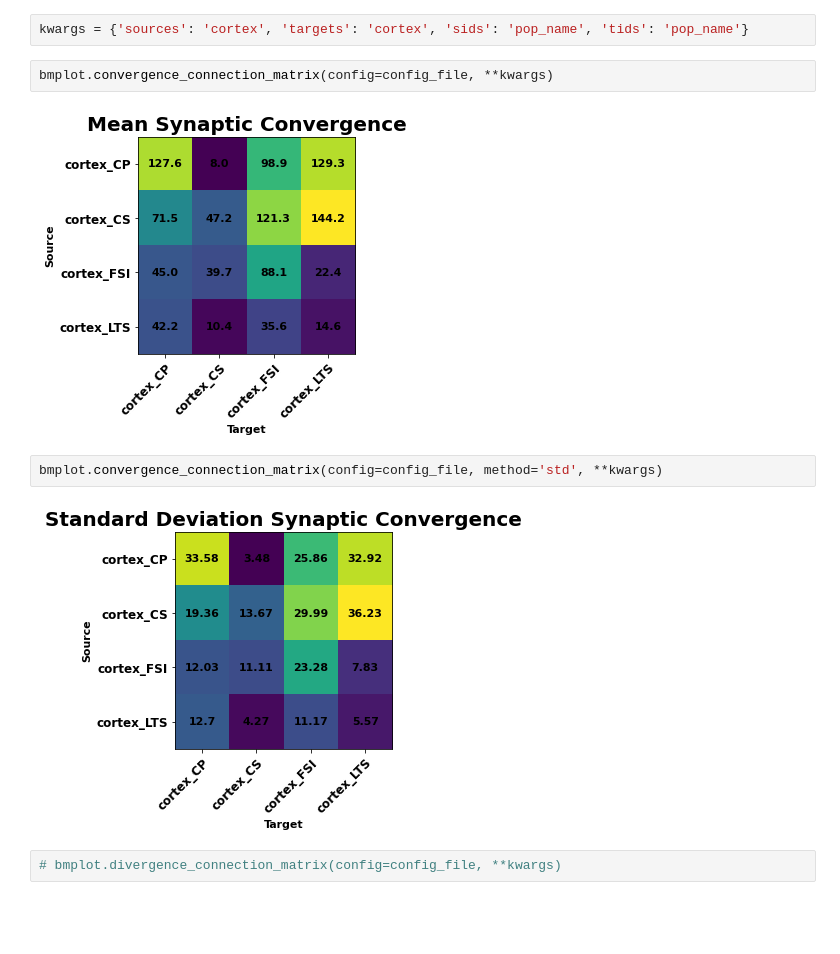
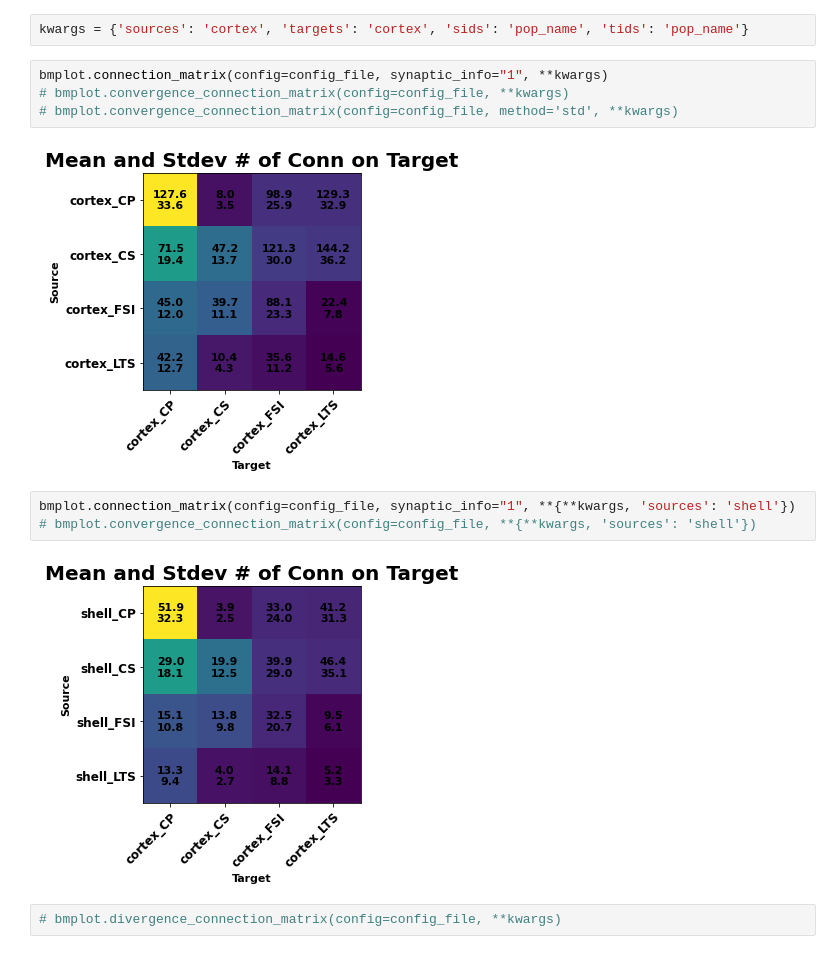
Before and after one commit to chenziao/V1_L5_Model, a Jupyter notebook: Analysis/connectivity.ipynb, the cells around one changed output. Saved outputs shown, nothing was run; the diff lists cells and outputs as text; blank space fills up the shorter version.

```diff
--- a/Analysis/connectivity.ipynb
+++ b/Analysis/connectivity.ipynb
@@ -8,13 +8,16 @@ config_file = os.path.join('..', 'Model', 'config.json')
 # %%
 kwargs = {'sources': 'cortex', 'targets': 'cortex', 'sids': 'pop_name', 'tids': 'pop_name'}
 # %%
-bmplot.convergence_connection_matrix(config=config_file, **kwargs)
+bmplot.connection_matrix(config=config_file, synaptic_info="1", **kwargs)
+# bmplot.convergence_connection_matrix(config=config_file, **kwargs)
+# bmplot.convergence_connection_matrix(config=config_file, method='std', **kwargs)
 # %% [output]
-[figure, old version]
+[figure, new version]
 # %%
-bmplot.convergence_connection_matrix(config=config_file, method='std', **kwargs)
+bmplot.connection_matrix(config=config_file, synaptic_info="1", **{**kwargs, 'sources': 'shell'})
+# bmplot.convergence_connection_matrix(config=config_file, **{**kwargs, 'sources': 'shell'})
 # %% [output]
-[figure, old version]
+[figure, new version]
 # %%
 # bmplot.divergence_connection_matrix(config=config_file, **kwargs)
 # %%
```
Also changed, not shown: 30 other files.
